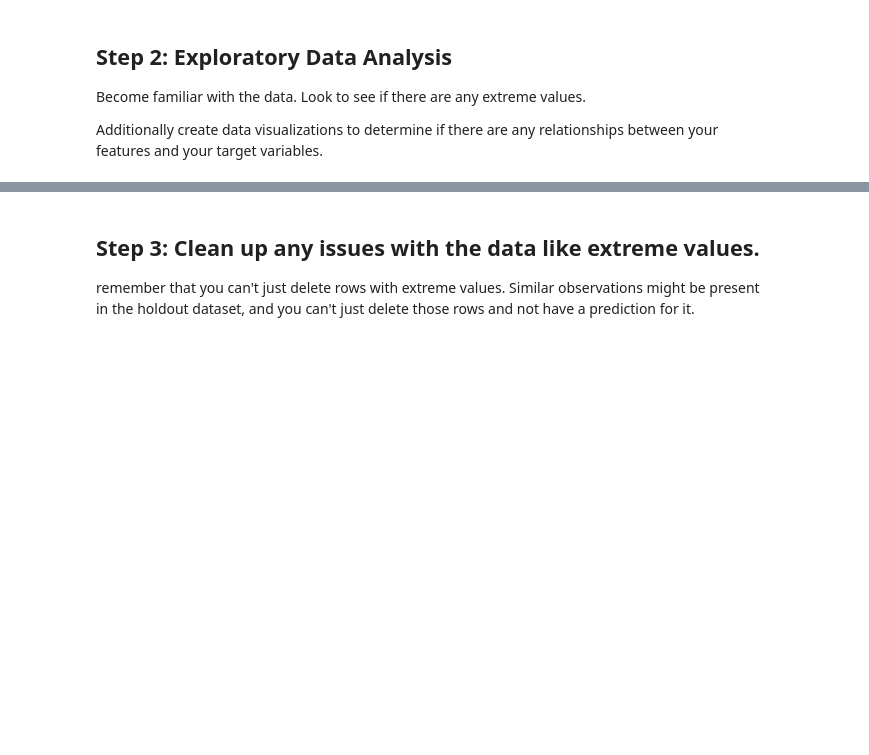
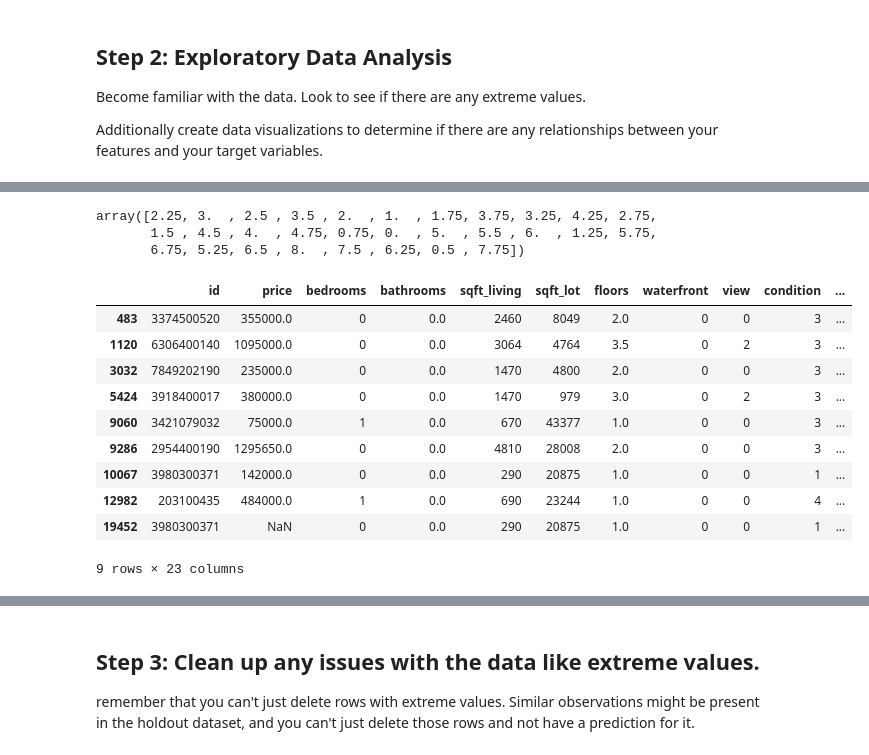
Before and after one commit to binyaz/kings_county_binya_albert_bakeoff, a Jupyter notebook: Applied_practice-Albert-Um.ipynb, the cells around one changed output, grey strips where cells are left out. Saved outputs shown, nothing was run; the diff lists cells and outputs as text; code cells hidden in the pictures; blank space fills up the shorter version.

```diff
--- a/Applied_practice-Albert-Um.ipynb
+++ b/Applied_practice-Albert-Um.ipynb
@@ -157,0 +330,20 @@ Additionally create data visualizations to determine if there are any relationsh
+# %%
+result['bathrooms'].unique()
+# %% [output]
+array([2.25, 3.  , 2.5 , 3.5 , 2.  , 1.  , 1.75, 3.75, 3.25, 4.25, 2.75,
+       1.5 , 4.5 , 4.  , 4.75, 0.75, 0.  , 5.  , 5.5 , 6.  , 1.25, 5.75,
+       6.75, 5.25, 6.5 , 8.  , 7.5 , 6.25, 0.5 , 7.75])
+# %%
+result.loc[result['bathrooms'].eq(0)]
+# %% [output]
+|  | id | price | bedrooms | bathrooms | sqft_living | sqft_lot | floors | waterfront | view | condition | ... |
+| 483 | 3374500520 | 355000.0 | 0 | 0.0 | 2460 | 8049 | 2.0 | 0 | 0 | 3 | ... |
+| 1120 | 6306400140 | 1095000.0 | 0 | 0.0 | 3064 | 4764 | 3.5 | 0 | 2 | 3 | ... |
+| 3032 | 7849202190 | 235000.0 | 0 | 0.0 | 1470 | 4800 | 2.0 | 0 | 0 | 3 | ... |
+| 5424 | 3918400017 | 380000.0 | 0 | 0.0 | 1470 | 979 | 3.0 | 0 | 2 | 3 | ... |
+| 9060 | 3421079032 | 75000.0 | 1 | 0.0 | 670 | 43377 | 1.0 | 0 | 0 | 3 | ... |
+| 9286 | 2954400190 | 1295650.0 | 0 | 0.0 | 4810 | 28008 | 2.0 | 0 | 0 | 3 | ... |
+| 10067 | 3980300371 | 142000.0 | 0 | 0.0 | 290 | 20875 | 1.0 | 0 | 0 | 1 | ... |
+| 12982 | 203100435 | 484000.0 | 1 | 0.0 | 690 | 23244 | 1.0 | 0 | 0 | 4 | ... |
+| 19452 | 3980300371 | NaN | 0 | 0.0 | 290 | 20875 | 1.0 | 0 | 0 | 1 | ... |
+9 rows × 23 columns
```
Also changed, not shown: parts of 23 cells of this notebook.
